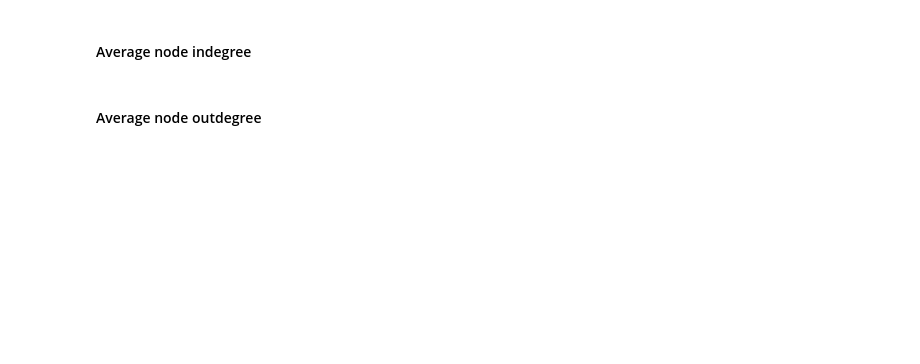
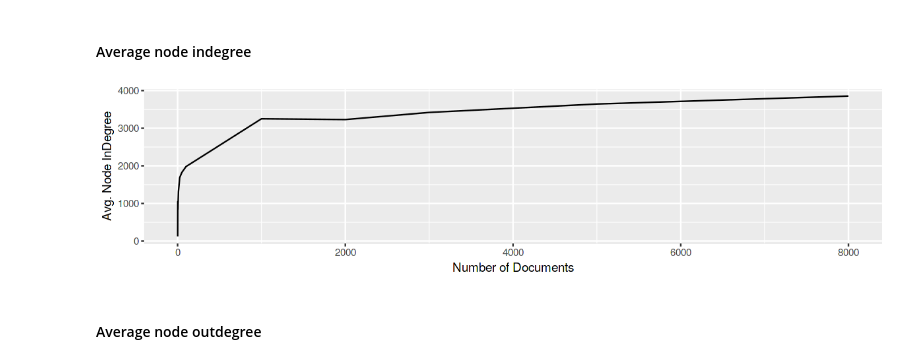
Before and after one commit to feup-infolab/army-ant, a Jupyter notebook: notebooks/hypergraph_of_entity/hypergraph_of_entity.ipynb, the cells around one changed output. Cells and saved outputs as stored; diff of their text form; code cells hidden in the pictures; blank space fills up the shorter version.

```diff
--- a/notebooks/hypergraph_of_entity/hypergraph_of_entity.ipynb
+++ b/notebooks/hypergraph_of_entity/hypergraph_of_entity.ipynb
@@ -223,4 +259,9 @@ plot_degree_over_time(snapshot_edge_degree, "Avg. Hyperedge Degree")
 # %% [markdown]
 #### Average node indegree
+# %%
+options(repr.plot.width=10, repr.plot.height=2.5)
+plot_degree_over_time(snapshot_node_degree, "Avg. Node InDegree", degree_colname = "indegree")
+# %% [output]
+[figure, added]
 # %% [markdown]
 #### Average node outdegree
```
Also changed, not shown: parts of 34 cells of this notebook.
